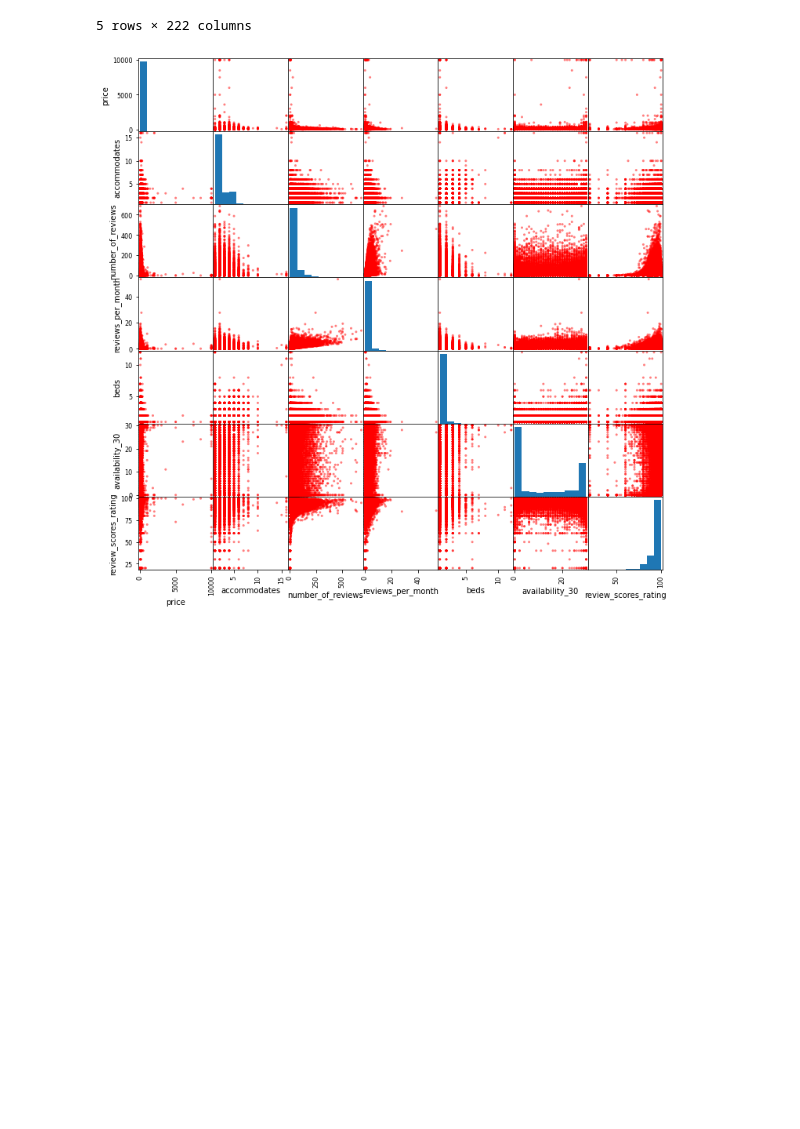
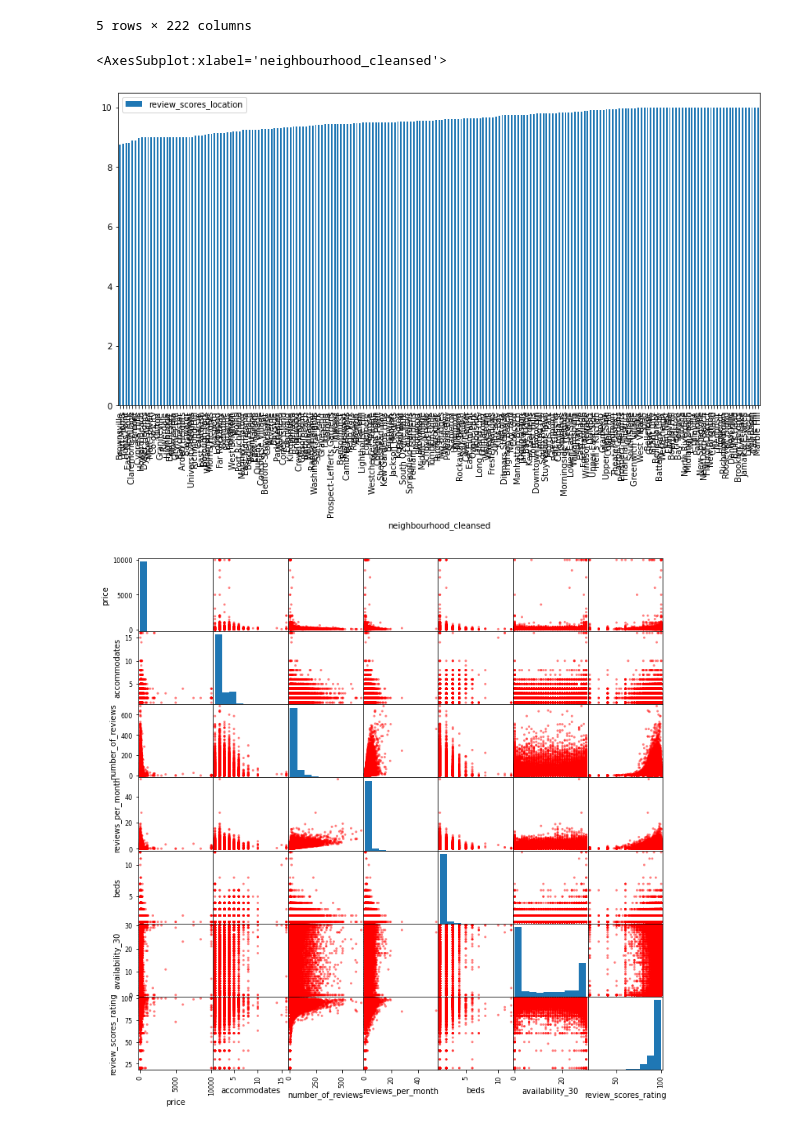
Before and after one commit to tauimonen/machine-learning, a Jupyter notebook: New York prediction.ipynb, the cells around one changed output. Drawn from its saved outputs; the diff is of its cells as text; code cells hidden in the pictures; blank space fills up the shorter version.

Commit message:
Average location scores added.

```diff
--- a/New York prediction.ipynb
+++ b/New York prediction.ipynb
@@ -141,6 +143,21 @@ alldata.head(5)
 | 4 | 2 | 1.0 | 1.0 | 79.0 | 5 | 459 | 83.0 | ... |
 | 5 | 1 | 1.0 | 1.0 | 79.0 | 0 | 118 | 98.0 | ... |
 5 rows × 222 columns
+# %%
+# Let's see the average location scores
+nb = Counter(df['neighbourhood_cleansed'])
+numbers = list(zp.keys())
+nb_rew = df[['neighbourhood_cleansed', 'review_scores_location']]
+nb_rew.columns = ['neighbourhood_cleansed', 'review_scores_location']
+re = nb_rew.groupby('neighbourhood_cleansed')
+nb_rew = re['review_scores_location'].agg(np.mean)
+nb_rew = nb_rew.reset_index()
+nb_rew['number_of_listings'] = nb.values()
+p = nb_rew.sort_values(by = 'review_scores_location')
+p.plot(x = 'neighbourhood_cleansed', y = 'review_scores_location', kind = 'bar', figsize = (14,7) )
+# %% [output]
+<AxesSubplot:xlabel='neighbourhood_cleansed'>
+[figure, added]
 # %%
 scattercols = ['price','accommodates', 'number_of_reviews', 'reviews_per_month', 'beds', 'availability_30', 'review_scores_rating']
 axs = pd.plotting.scatter_matrix(alldata[scattercols],
```
Also changed, not shown: parts of 1 cell of this notebook, 1 other file.
